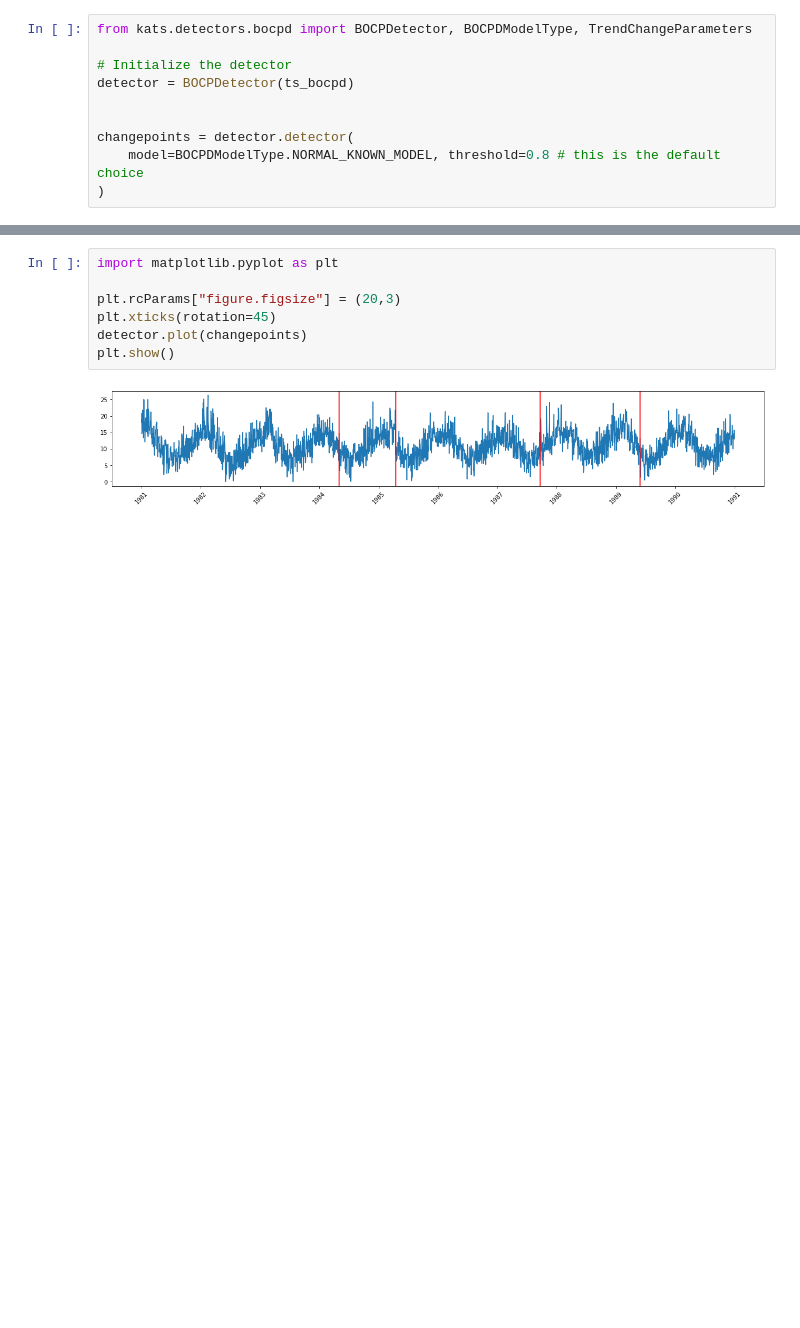
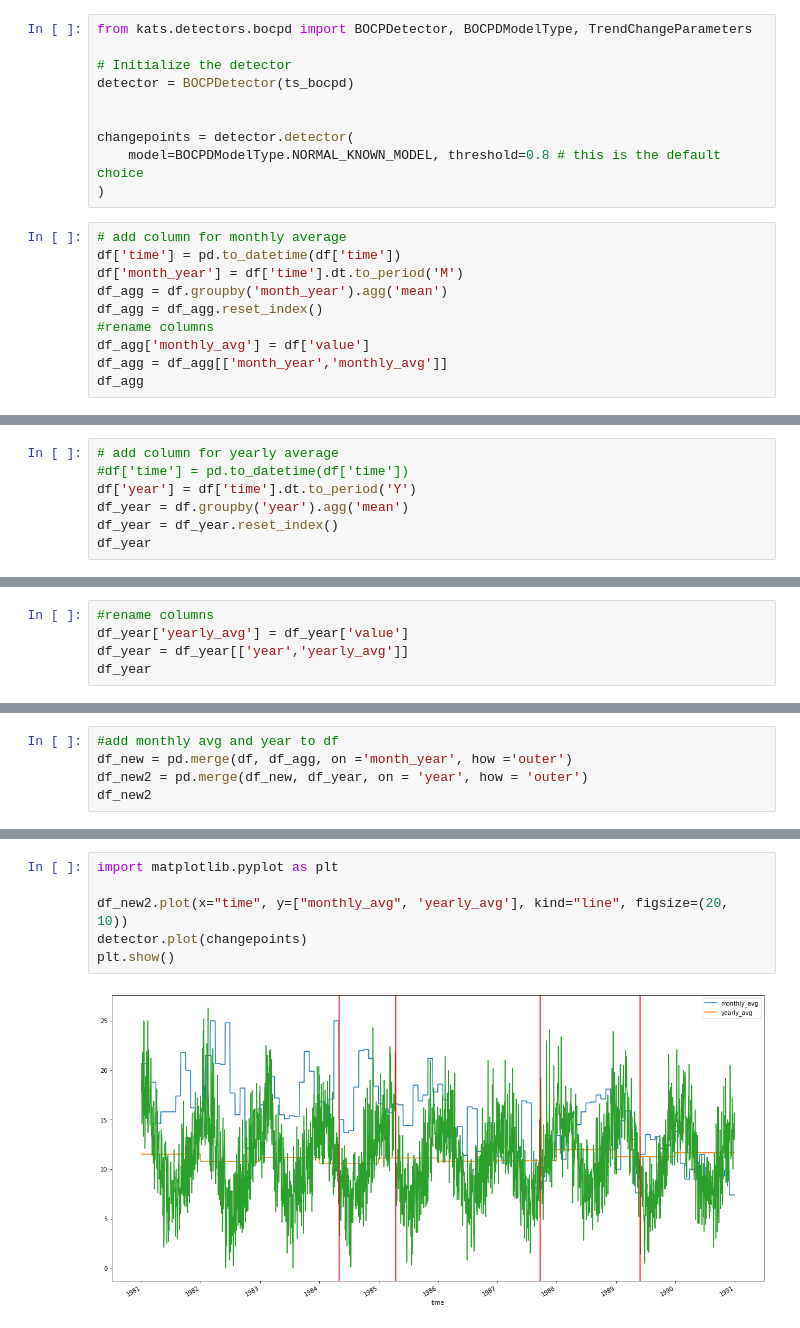
Before and after one commit to sharmeelee/Changepoint-Detection-Capstone, a Jupyter notebook: Datasets/katsExploration-MinimumTemp.ipynb, the cells around one changed output, grey strips where cells are left out. Drawn from its saved outputs; the diff is of its cells as text; blank space fills up the shorter version.

```diff
--- a/Datasets/katsExploration-MinimumTemp.ipynb
+++ b/Datasets/katsExploration-MinimumTemp.ipynb
@@ -59,3 +59,13 @@ detector = BOCPDetector(ts_bocpd)
 changepoints = detector.detector(
     model=BOCPDModelType.NORMAL_KNOWN_MODEL, threshold=0.8 # this is the default choice
 )
+# %%
+# add column for monthly average
+df['time'] = pd.to_datetime(df['time'])
+df['month_year'] = df['time'].dt.to_period('M')
+df_agg = df.groupby('month_year').agg('mean')
+df_agg = df_agg.reset_index()
+#rename columns
+df_agg['monthly_avg'] = df['value']
+df_agg = df_agg[['month_year','monthly_avg']]
+df_agg
@@ -61,0 +86,7 @@ changepoints = detector.detector(
+# %%
+# add column for yearly average
+#df['time'] = pd.to_datetime(df['time'])
+df['year'] = df['time'].dt.to_period('Y')
+df_year = df.groupby('year').agg('mean')
+df_year = df_year.reset_index()
+df_year
@@ -61,0 +105,5 @@ changepoints = detector.detector(
+# %%
+#rename columns
+df_year['yearly_avg'] = df_year['value']
+df_year = df_year[['year','yearly_avg']]
+df_year
@@ -61,0 +138,5 @@ changepoints = detector.detector(
+# %%
+#add monthly avg and year to df
+df_new = pd.merge(df, df_agg, on ='month_year', how ='outer')
+df_new2 = pd.merge(df_new, df_year, on = 'year', how = 'outer')
+df_new2
@@ -62,9 +157,8 @@ changepoints = detector.detector(
 # %%
 import matplotlib.pyplot as plt
 
-plt.rcParams["figure.figsize"] = (20,3)
-plt.xticks(rotation=45)
+df_new2.plot(x="time", y=["monthly_avg", 'yearly_avg'], kind="line", figsize=(20, 10))
 detector.plot(changepoints)
 plt.show()
 # %% [output]
-[figure, old version]
+[figure, new version]
```
Also changed, not shown: parts of 6 cells of this notebook.
